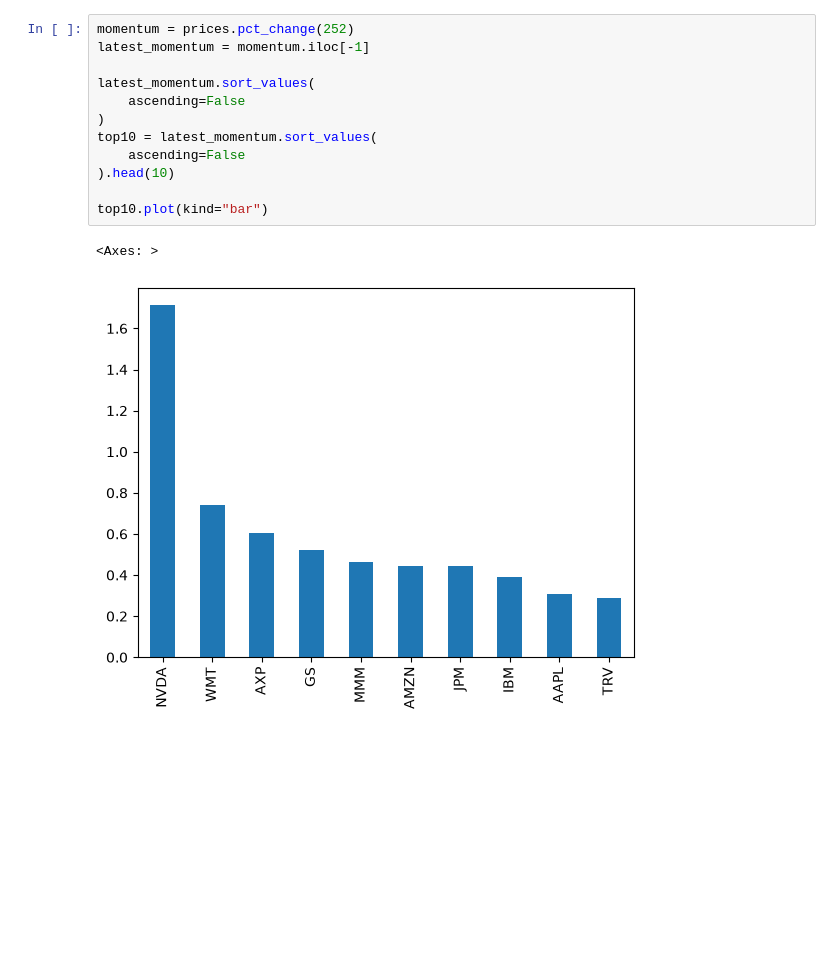
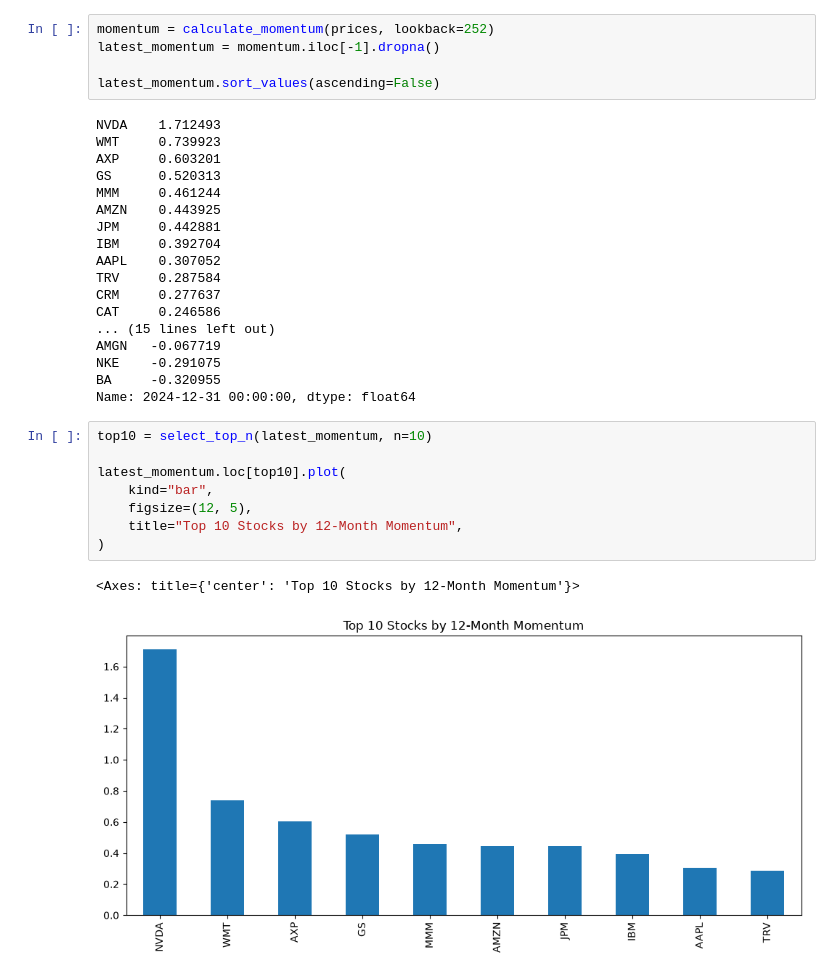
Before and after one commit to HaiSonVu/Financial-platform, a Jupyter notebook: notebooks/02_momentum_factor.ipynb, the cells around one changed output. Drawn from its saved outputs; the diff is of its cells as text; blank space fills up the shorter version.

```diff
--- a/notebooks/02_momentum_factor.ipynb
+++ b/notebooks/02_momentum_factor.ipynb
@@ -42,18 +32,37 @@ returns.head()
 # %%
-momentum = prices.pct_change(252)
-latest_momentum = momentum.iloc[-1]
+momentum = calculate_momentum(prices, lookback=252)
+latest_momentum = momentum.iloc[-1].dropna()
 
-latest_momentum.sort_values(
-    ascending=False
-)
-top10 = latest_momentum.sort_values(
-    ascending=False
-).head(10)
-
-top10.plot(kind="bar")
+latest_momentum.sort_values(ascending=False)
 # %% [output]
-<Axes: >
+NVDA    1.712493
+WMT     0.739923
+AXP     0.603201
+GS      0.520313
+MMM     0.461244
+AMZN    0.443925
+JPM     0.442881
+IBM     0.392704
+AAPL    0.307052
+TRV     0.287584
+CRM     0.277637
+CAT     0.246586
+... (15 lines left out)
+AMGN   -0.067719
+NKE    -0.291075
+BA     -0.320955
+Name: 2024-12-31 00:00:00, dtype: float64
-[figure, removed]
+# %%
+top10 = select_top_n(latest_momentum, n=10)
+
+latest_momentum.loc[top10].plot(
+    kind="bar",
+    figsize=(12, 5),
+    title="Top 10 Stocks by 12-Month Momentum",
+)
+# %% [output]
+<Axes: title={'center': 'Top 10 Stocks by 12-Month Momentum'}>
+[figure, added]
 # %%
 rankings = (
     latest_momentum
```
Also changed, not shown: parts of 10 cells of this notebook, 11 other files.
